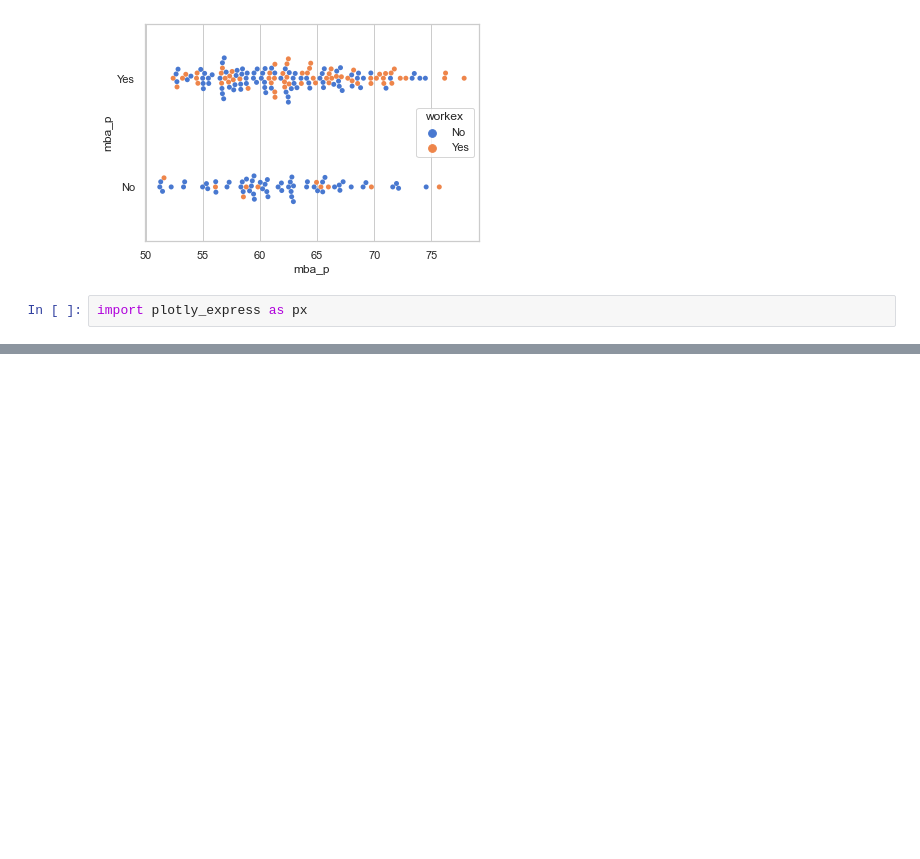
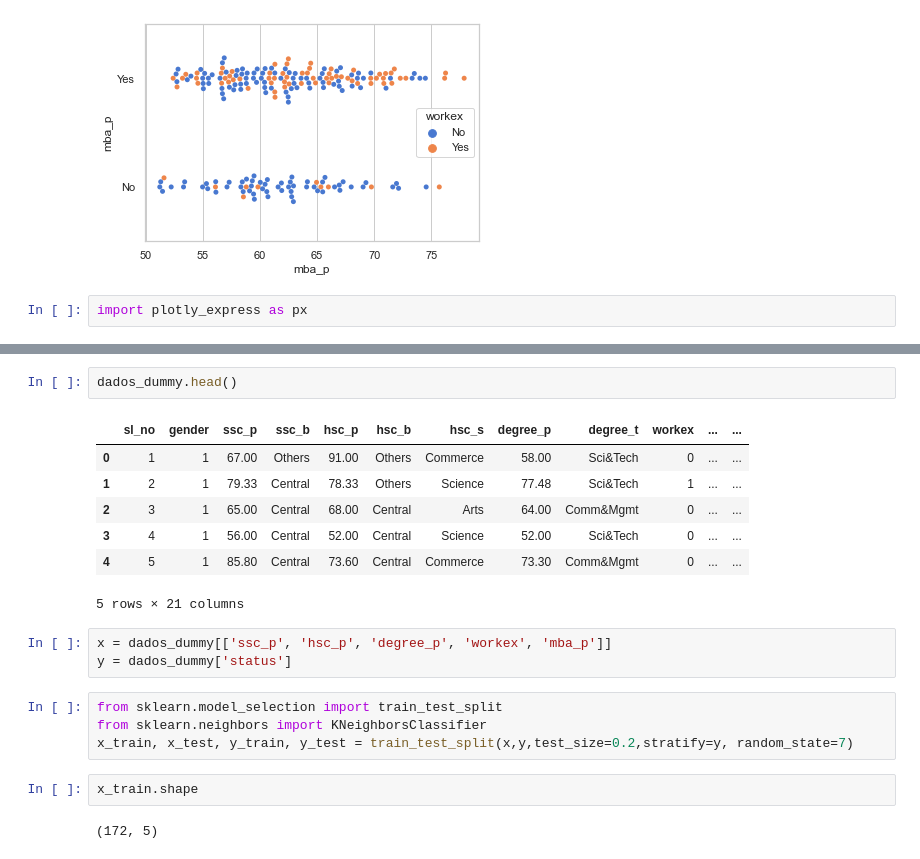
Before and after one commit to mvsampaio98/Data_Science, a Jupyter notebook: Estudos/FIAP/Fase2/8_KNN_SVM.ipynb, the cells around one changed output, grey strips where cells are left out. Saved outputs shown, nothing was run; the diff lists cells and outputs as text; blank space fills up the shorter version.

```diff
--- a/Estudos/FIAP/Fase2/8_KNN_SVM.ipynb
+++ b/Estudos/FIAP/Fase2/8_KNN_SVM.ipynb
@@ -154,0 +204,21 @@ px.violin(dados, y='salary', x='specialisation', color='gender')
+# %%
+dados_dummy.head()
+# %% [output]
+|  | sl_no | gender | ssc_p | ssc_b | hsc_p | hsc_b | hsc_s | degree_p | degree_t | workex | ... | ... |
+| 0 | 1 | 1 | 67.00 | Others | 91.00 | Others | Commerce | 58.00 | Sci&Tech | 0 | ... | ... |
+| 1 | 2 | 1 | 79.33 | Central | 78.33 | Others | Science | 77.48 | Sci&Tech | 1 | ... | ... |
+| 2 | 3 | 1 | 65.00 | Central | 68.00 | Central | Arts | 64.00 | Comm&Mgmt | 0 | ... | ... |
+| 3 | 4 | 1 | 56.00 | Central | 52.00 | Central | Science | 52.00 | Sci&Tech | 0 | ... | ... |
+| 4 | 5 | 1 | 85.80 | Central | 73.60 | Central | Commerce | 73.30 | Comm&Mgmt | 0 | ... | ... |
+5 rows × 21 columns
+# %%
+x = dados_dummy[['ssc_p', 'hsc_p', 'degree_p', 'workex', 'mba_p']]
+y = dados_dummy['status']
+# %%
+from sklearn.model_selection import train_test_split
+from sklearn.neighbors import KNeighborsClassifier
+x_train, x_test, y_train, y_test = train_test_split(x,y,test_size=0.2,stratify=y, random_state=7)
+# %%
+x_train.shape
+# %% [output]
+(172, 5)
```
Also changed, not shown: parts of 25 cells of this notebook, 5 other files.
